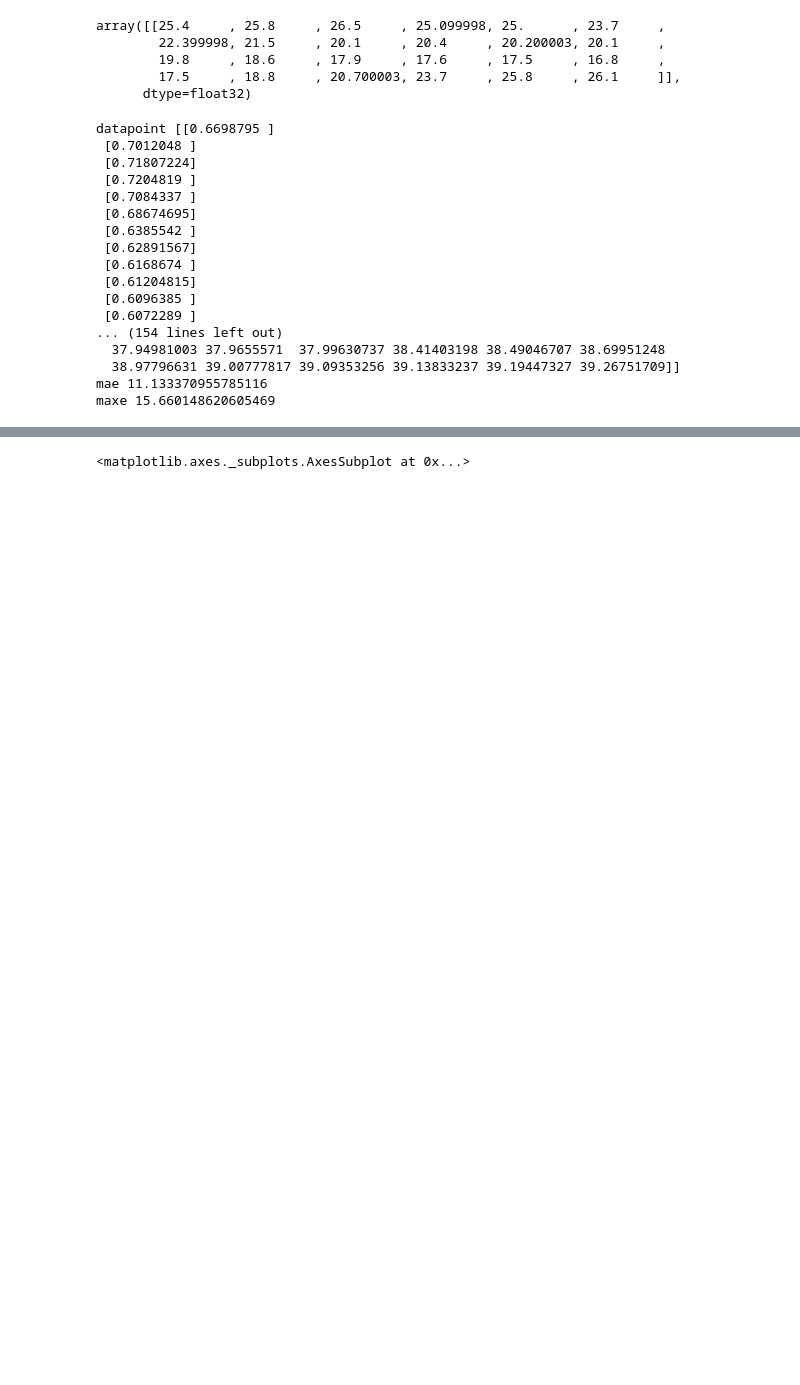
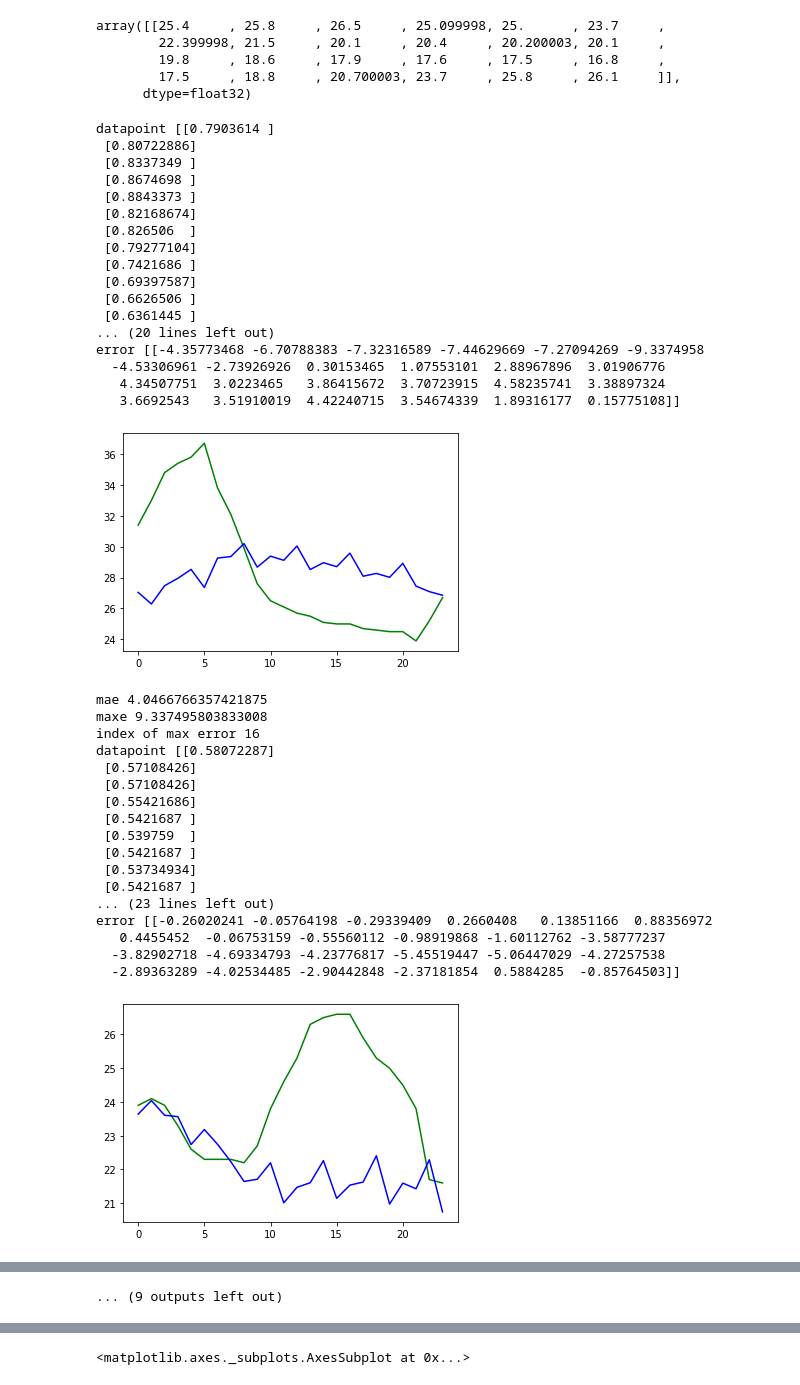
Before and after one commit to undp/satlomas-back, a Jupyter notebook: notebooks/db_predictions_ploting.ipynb, the cells around one changed output, grey strips where cells are left out. Drawn from its saved outputs; the diff is of its cells as text; code cells hidden in the pictures; blank space fills up the shorter version.

```diff
--- a/notebooks/db_predictions_ploting.ipynb
+++ b/notebooks/db_predictions_ploting.ipynb
@@ -210,48 +217,81 @@ maxes = []
 
 #with open(model_package_name, 'rb') as file_pi:
 #    model_package = pickle.load(file_pi)
 
 #scaler = model_package['scaler']
 
 
 
 #for i in range(X.shape[0]-future_steps):
-for i in np.random.randint(0,X.shape[0]-future_steps-1,5):
+for i in np.random.randint(0,X.shape[0]-future_steps-1,10):
     try:
         # do we need to add the first dimension
         datapoint = X[i,:,:]
         print('datapoint {}'.format(datapoint))
+
         true = scaler.inverse_transform(y[i:i+future_steps].reshape(1,future_steps))
         print('true {}'.format(true))
+
         preds,_ = predict_with_model(datapoint,model_package_name,future_steps)
         pred_list = []
         for step in preds:
             pred_list.append(np.float64(step[0][0]))
         pred = np.array([pred_list])
         print('pred {}'.format(pred))
+
+        error = pred - true
+        print('error {}'.format(error))
+
+        plt.figure()
+        plt.plot(range(true.shape[1]),true[0],'g')
+        plt.plot(range(pred.shape[1]),pred[0],'b')
+        plt.show()
+
         mae_ = mean_absolute_error(true[0],pred[0])
         maes.append(mae_)
         print('mae {}'.format(mae_))
         maxe_ = max_error(true[0],pred[0])
         maxes.append(maxe_)
         print('maxe {}'.format(maxe_))
+
+        max_error_index = np.argmax(error[0])
+        print('index of max error {}'.format(max_error_index))
     except Exception as e:
         print('Exception {}'.format(e))
 # %% [output]
-datapoint [[0.6698795 ]
- [0.7012048 ]
- [0.71807224]
- [0.7204819 ]
- [0.7084337 ]
- [0.68674695]
- [0.6385542 ]
- [0.62891567]
- [0.6168674 ]
- [0.61204815]
- [0.6096385 ]
- [0.6072289 ]
-... (154 lines left out)
-  37.94981003 37.9655571  37.99630737 38.41403198 38.49046707 38.69951248
-  38.97796631 39.00777817 39.09353256 39.13833237 39.19447327 39.26751709]]
-mae 11.133370955785116
-maxe 15.660148620605469
+datapoint [[0.7903614 ]
+ [0.80722886]
+ [0.8337349 ]
+ [0.8674698 ]
+ [0.8843373 ]
+ [0.82168674]
+ [0.826506  ]
+ [0.79277104]
+ [0.7421686 ]
+ [0.69397587]
+ [0.6626506 ]
+ [0.6361445 ]
+... (20 lines left out)
+error [[-4.35773468 -6.70788383 -7.32316589 -7.44629669 -7.27094269 -9.3374958
+  -4.53306961 -2.73926926  0.30153465  1.07553101  2.88967896  3.01906776
+   4.34507751  3.0223465   3.86415672  3.70723915  4.58235741  3.38897324
+   3.6692543   3.51910019  4.42240715  3.54674339  1.89316177  0.15775108]]
+[figure, added]
+mae 4.0466766357421875
+maxe 9.337495803833008
+index of max error 16
+datapoint [[0.58072287]
+ [0.57108426]
+ [0.57108426]
+ [0.55421686]
+ [0.5421687 ]
+ [0.539759  ]
+ [0.5421687 ]
+ [0.53734934]
+ [0.5421687 ]
+... (23 lines left out)
+error [[-0.26020241 -0.05764198 -0.29339409  0.2660408   0.13851166  0.88356972
+   0.4455452  -0.06753159 -0.55560112 -0.98919868 -1.60112762 -3.58777237
+  -3.82902718 -4.69334793 -4.23776817 -5.45519447 -5.06447029 -4.27257538
+  -2.89363289 -4.02534485 -2.90442848 -2.37181854  0.5884285  -0.85764503]]
+[figure, added]
@@ -258,3 +370,4 @@ maxe 15.660148620605469
+... (9 outputs left out)
 # %%
 print(np.mean(maes))
 print(np.mean(maxes))
```
Also changed, not shown: parts of 6 cells of this notebook, 1 other file.
